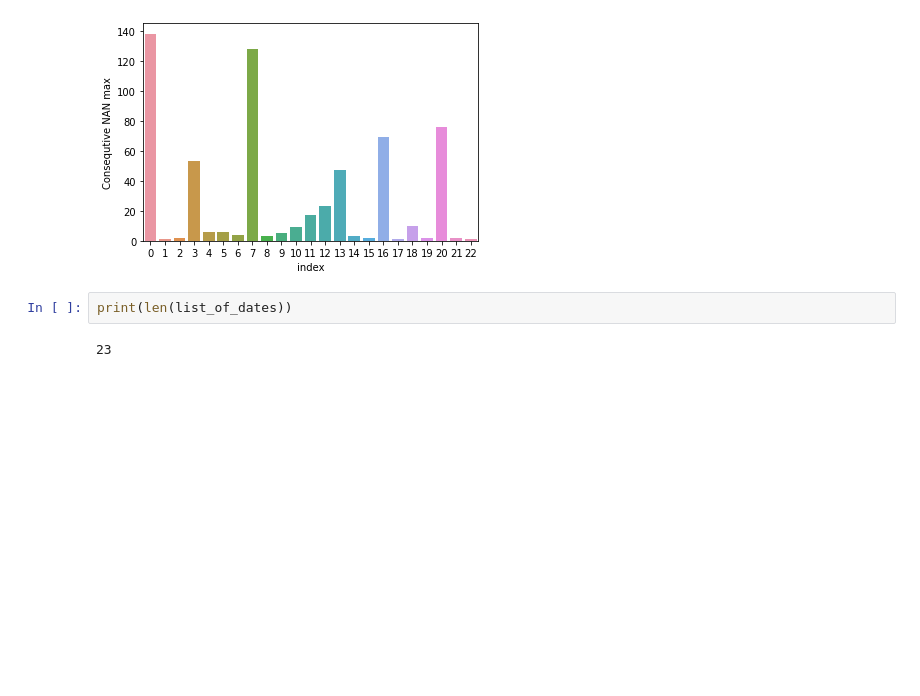
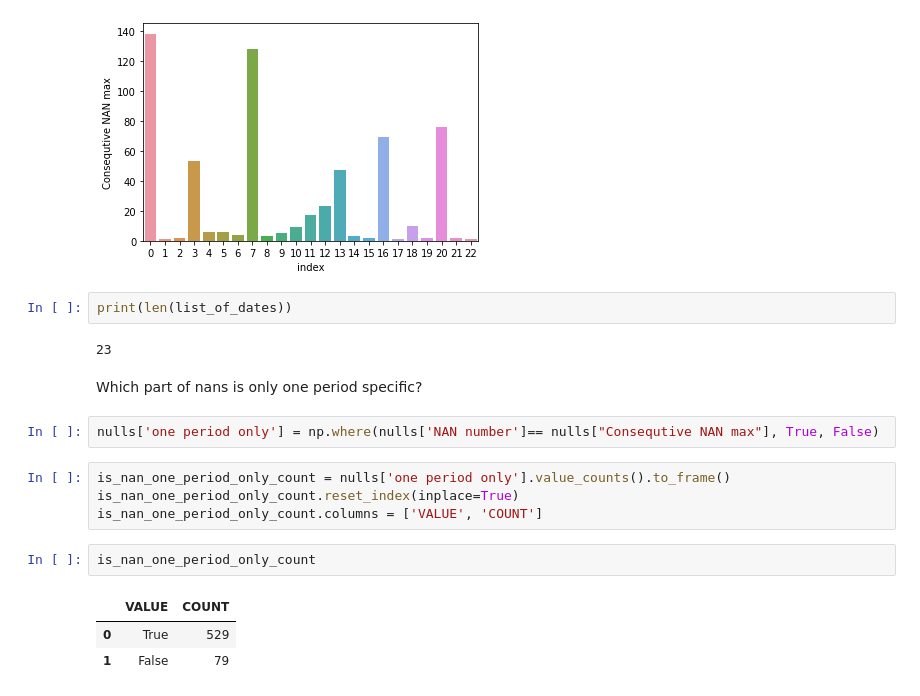
Before and after one commit to WojciechDopieralski/Finance_ML, a Jupyter notebook: Finance_ML/EDA_Analysis.ipynb, the cells around one changed output. Cells and saved outputs as stored; diff of their text form; blank space fills up the shorter version.

```diff
--- a/Finance_ML/EDA_Analysis.ipynb
+++ b/Finance_ML/EDA_Analysis.ipynb
@@ -147,3 +147,17 @@ plt.show()
 print(len(list_of_dates))
 # %% [output]
 23
+# %% [markdown]
+Which part of nans is only one period specific?
+# %%
+nulls['one period only'] = np.where(nulls['NAN number']== nulls["Consequtive NAN max"], True, False)
+# %%
+is_nan_one_period_only_count = nulls['one period only'].value_counts().to_frame()
+is_nan_one_period_only_count.reset_index(inplace=True)
+is_nan_one_period_only_count.columns = ['VALUE', 'COUNT']
+# %%
+is_nan_one_period_only_count
+# %% [output]
+|  | VALUE | COUNT |
+| 0 | True | 529 |
+| 1 | False | 79 |
```
Also changed, not shown: parts of 1 cell of this notebook.
